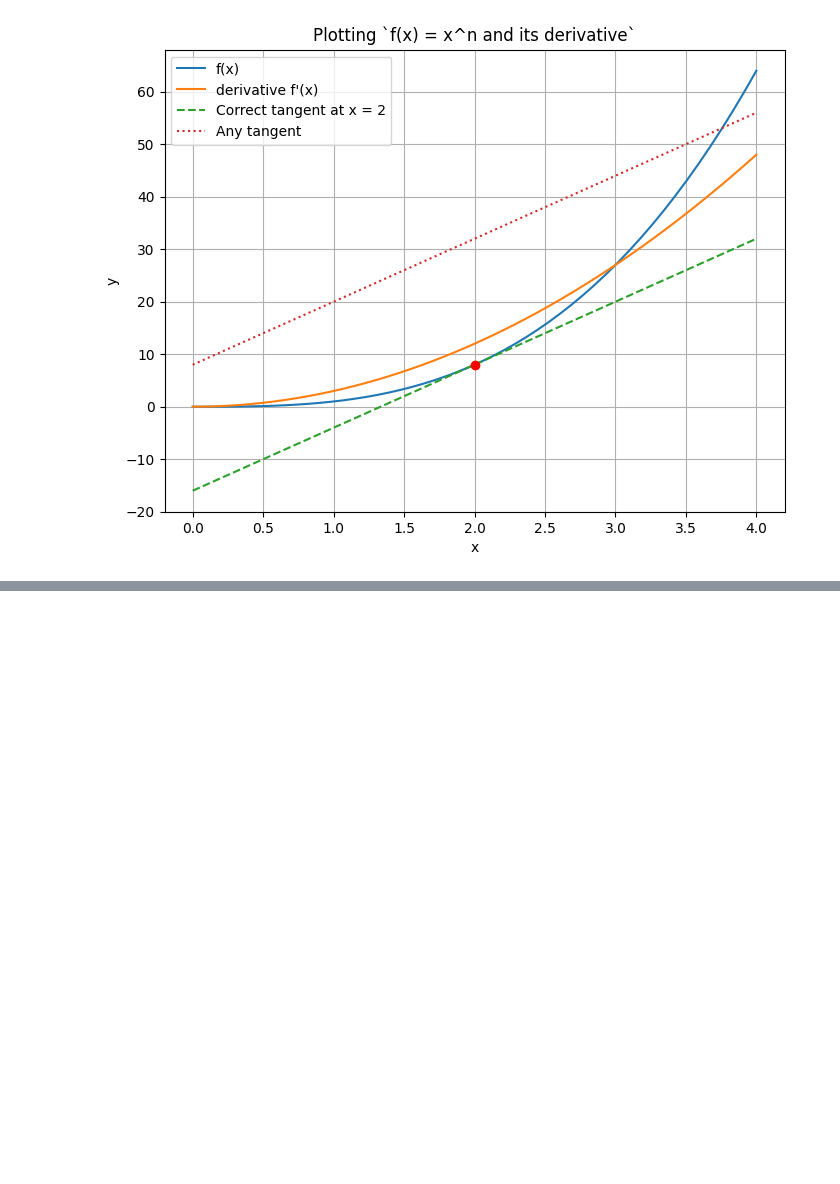
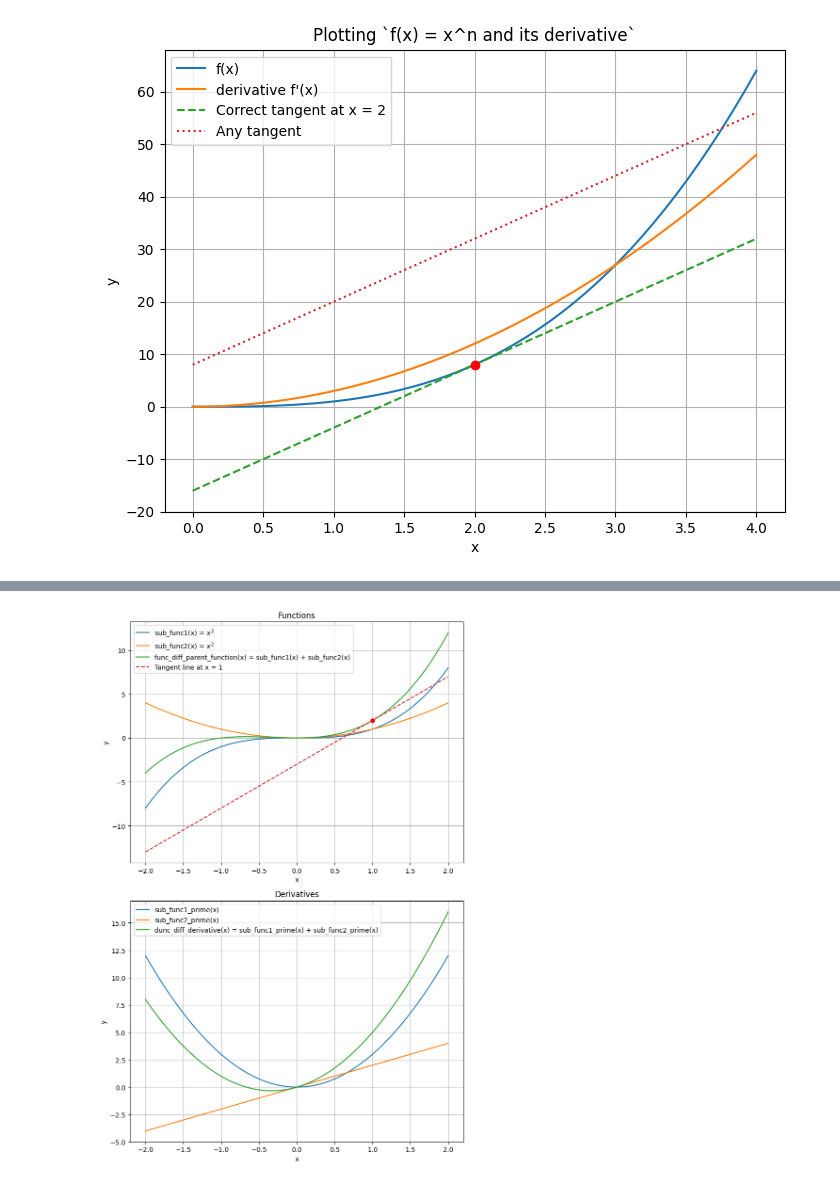
Before and after one commit to yactouat/learning_AI, a Jupyter notebook: notebooks/derivatives-refresher.ipynb, the cells around one changed output, grey strips where cells are left out. Drawn from its saved outputs; the diff is of its cells as text; code cells hidden in the pictures; blank space fills up the shorter version.

Commit message:
derivatives sum/difference rule illustration

```diff
--- a/notebooks/derivatives-refresher.ipynb
+++ b/notebooks/derivatives-refresher.ipynb
@@ -118,0 +124,63 @@ plt.show()
+# %%
+# Define the functions
+def sub_func1(x):
+    return x ** 3
+def sub_func2(x):
+    return x ** 2
+def func_diff_parent_function(x):
+    return sub_func1(x) + sub_func2(x)  # This is func_diff_parent_function(x) = sub_func1(x) + sub_func2(x)
+
+# Define the derivatives
+def sub_func1_prime(x):
+    return 3 * x ** 2  # This is sub_func1_prime(x)
+def sub_func2_prime(x):
+    return 2 * x  # This is sub_func2_prime(x)
+def func_diff_derivative(x):
+    return sub_func1_prime(x) + sub_func2_prime(x)  # This is dunc_diff_derivative(x) = sub_func1_prime(x) + sub_func2_prime(x)
+
+def tangent_line_sum_diff_rule(x, a):
+    return func_diff_derivative(a) * (x - a) + func_diff_parent_function(a)
+
+# Create an array of x values
+x = np.linspace(-2, 2, 400)
+
+# Generate y values for the functions and their derivatives
+sub_func1_y = sub_func1(x)
+sub_func2_y = sub_func2(x)
+func_diff_parent_function_y = func_diff_parent_function(x)
+sub_func1_prime_y = sub_func1_prime(x)
+sub_func2_prime_y = sub_func2_prime(x)
+func_diff_derivative_y = func_diff_derivative(x)
+
+# Generate y values for the tangent line at point x = 1
+sum_diff_tangent_y = tangent_line_sum_diff_rule(x, 1)
+
+# Create the plots
+fig, axs = plt.subplots(2, figsize=(8, 12))
+
+# Plot the functions
+axs[0].plot(x, sub_func1_y, label="sub_func1(x) = $x^3$")
+axs[0].plot(x, sub_func2_y, label="sub_func2(x) = $x^2$")
+axs[0].plot(x, func_diff_parent_function_y, label="func_diff_parent_function(x) = sub_func1(x) + sub_func2(x)")
+axs[0].plot(x, sum_diff_tangent_y, label='Tangent line at x = {}'.format(1), linestyle='--')  # tangent line
+axs[0].plot(1, func_diff_parent_function(1), 'ro')  # selected point of tangency for this example
+axs[0].legend()
+axs[0].grid(True)
+axs[0].set_title("Functions")
+axs[0].set_xlabel("x")
+axs[0].set_ylabel("y")
+
+# Plot the derivatives
+axs[1].plot(x, sub_func1_prime_y, label="sub_func1_prime(x)")
+axs[1].plot(x, sub_func2_prime_y, label="sub_func2_prime(x)")
+axs[1].plot(x, func_diff_derivative_y, label="dunc_diff_derivative(x) = sub_func1_prime(x) + sub_func2_prime(x)")
+axs[1].legend()
+axs[1].grid(True)
+axs[1].set_title("Derivatives")
+axs[1].set_xlabel("x")
+axs[1].set_ylabel("y")
+
+plt.tight_layout()
+plt.show()
+# %% [output]
+[figure, added]
```
Also changed, not shown: parts of 2 cells of this notebook, 1 other file.
